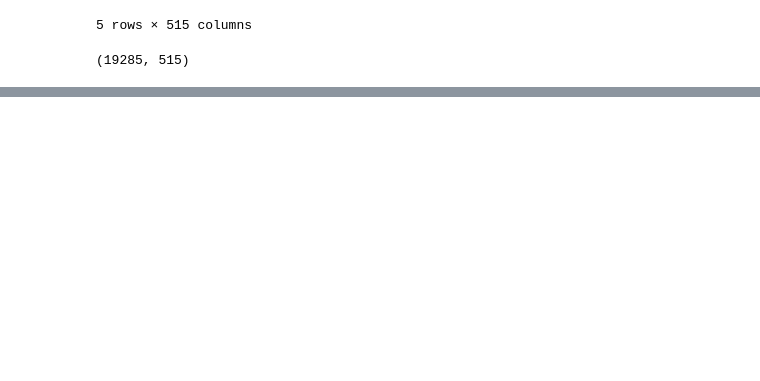
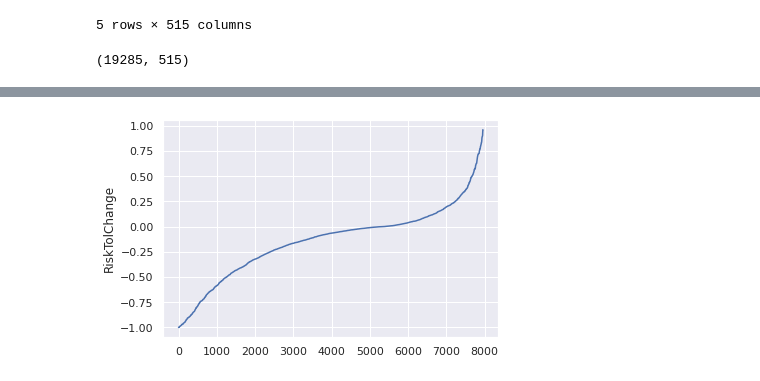
Before and after one commit to tomasz-te/Risk-Tolerance, a Jupyter notebook: Investor_risk_tolerance.ipynb, the cells around one changed output, grey strips where cells are left out. Drawn from its saved outputs; the diff is of its cells as text; code cells hidden in the pictures; blank space fills up the shorter version.

```diff
--- a/Investor_risk_tolerance.ipynb
+++ b/Investor_risk_tolerance.ipynb
@@ -33,0 +131,6 @@ df.isnull().sum().sum()
+# %%
+sns.set_theme()
+sns.lineplot(data=df.sort_values('RiskTolChange').reset_index()['RiskTolChange'])
+plt.show()
+# %% [output]
+[figure, added]
```
Also changed, not shown: parts of 25 cells of this notebook.
